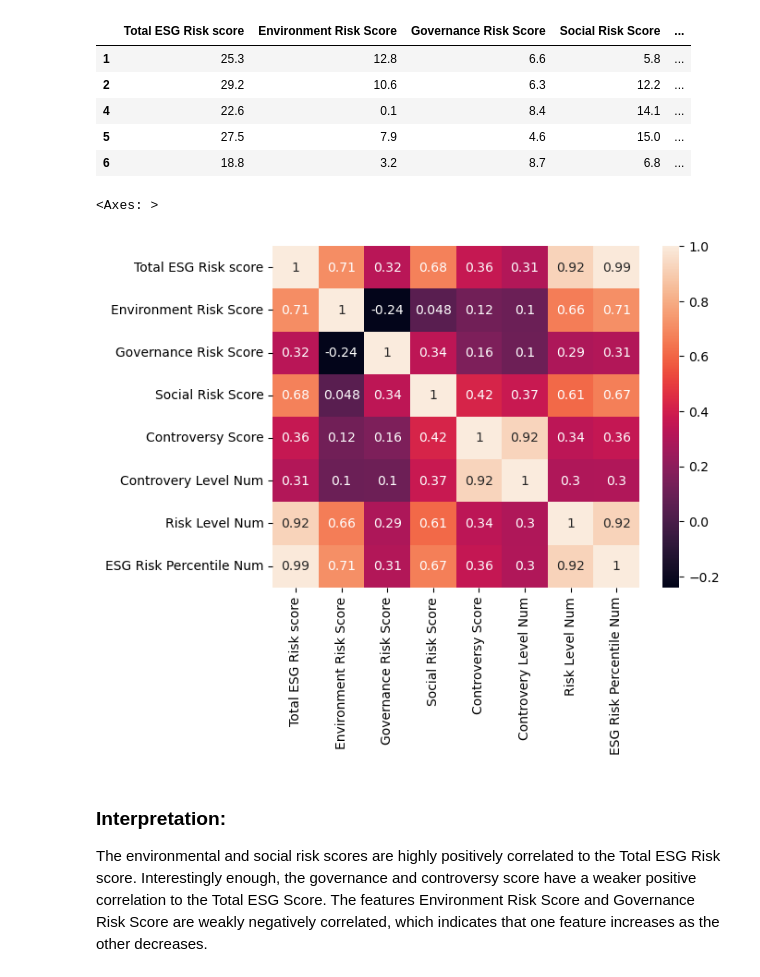
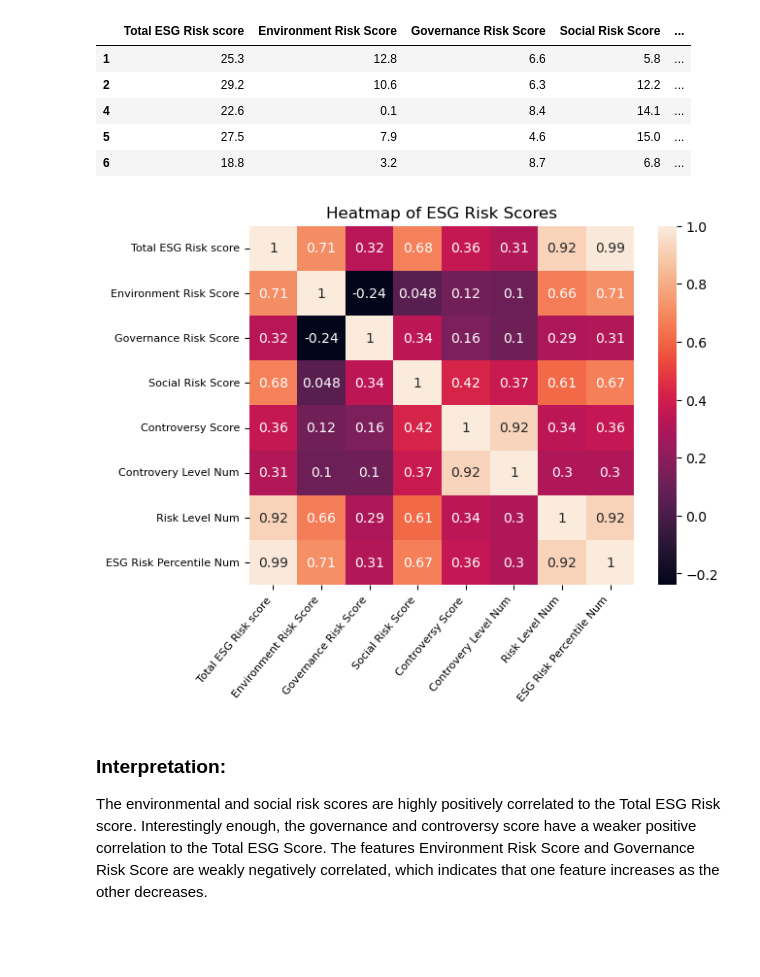
Before and after one commit to mugao-s/stocks-analysis-by-esg-rating, a Jupyter notebook: esg_analysis.ipynb, the cells around one changed output. Saved outputs shown, nothing was run; the diff lists cells and outputs as text; code cells hidden in the pictures; blank space fills up the shorter version.

```diff
--- a/esg_analysis.ipynb
+++ b/esg_analysis.ipynb
@@ -255,11 +266,15 @@ sp500_esg_num.head()
 | 5 | 27.5 | 7.9 | 4.6 | 15.0 | ... |
 | 6 | 18.8 | 3.2 | 8.7 | 6.8 | ... |
 # %%
-correlation_matrix = sp500_esg_num.corr()
+correlation_matrix = sp500_esg_num.corr(method="pearson")
 sns.heatmap(correlation_matrix, annot=True)
+plt.xticks(rotation=50, ha="right", fontsize=8)
+plt.yticks(fontsize=8)
+plt.title("Heatmap of ESG Risk Scores")
+plt.savefig('corr.png')
+plt.show()
 # %% [output]
-<Axes: >
-[figure, old version]
+[figure, new version]
 # %% [markdown]
 ### Interpretation:
 The environmental and social risk scores are highly positively correlated to the Total ESG Risk score. Interestingly enough, the governance and controversy score have a weaker positive correlation to the Total ESG Score. The features Environment Risk Score and Governance Risk Score are weakly negatively correlated, which indicates that one feature increases as the other decreases.
```
Also changed, not shown: parts of 14 cells of this notebook, 1 other file.
